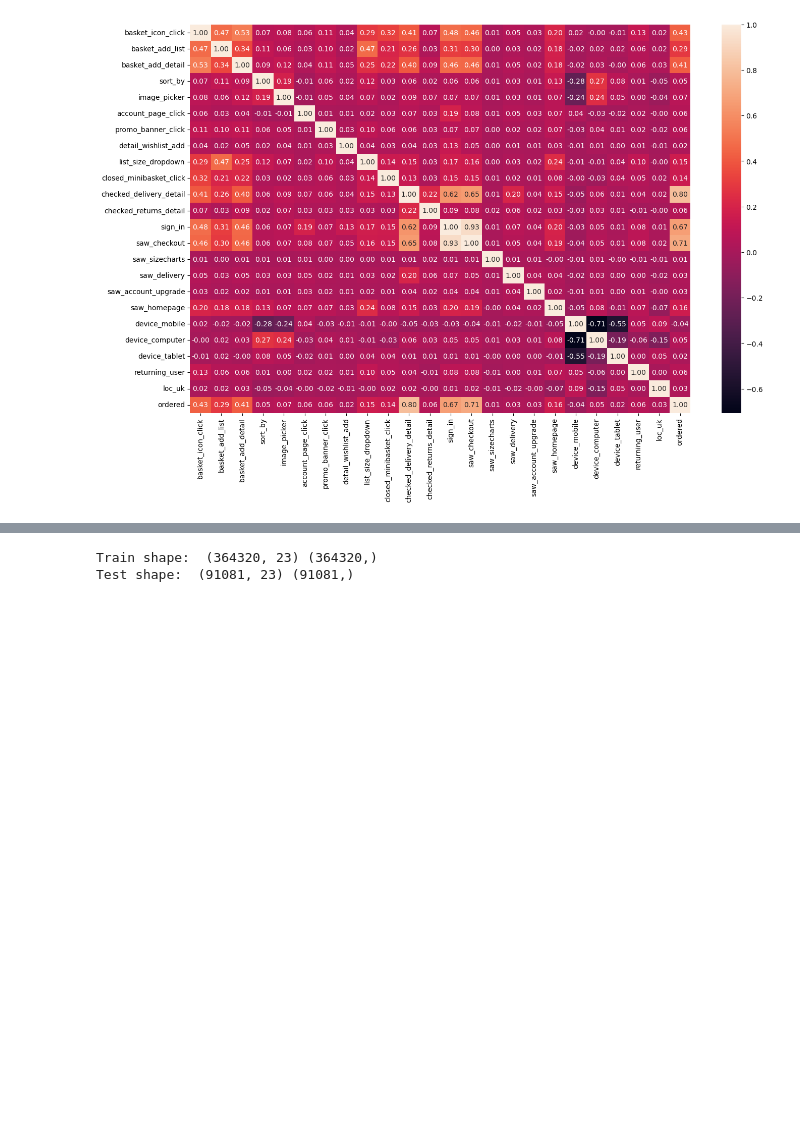
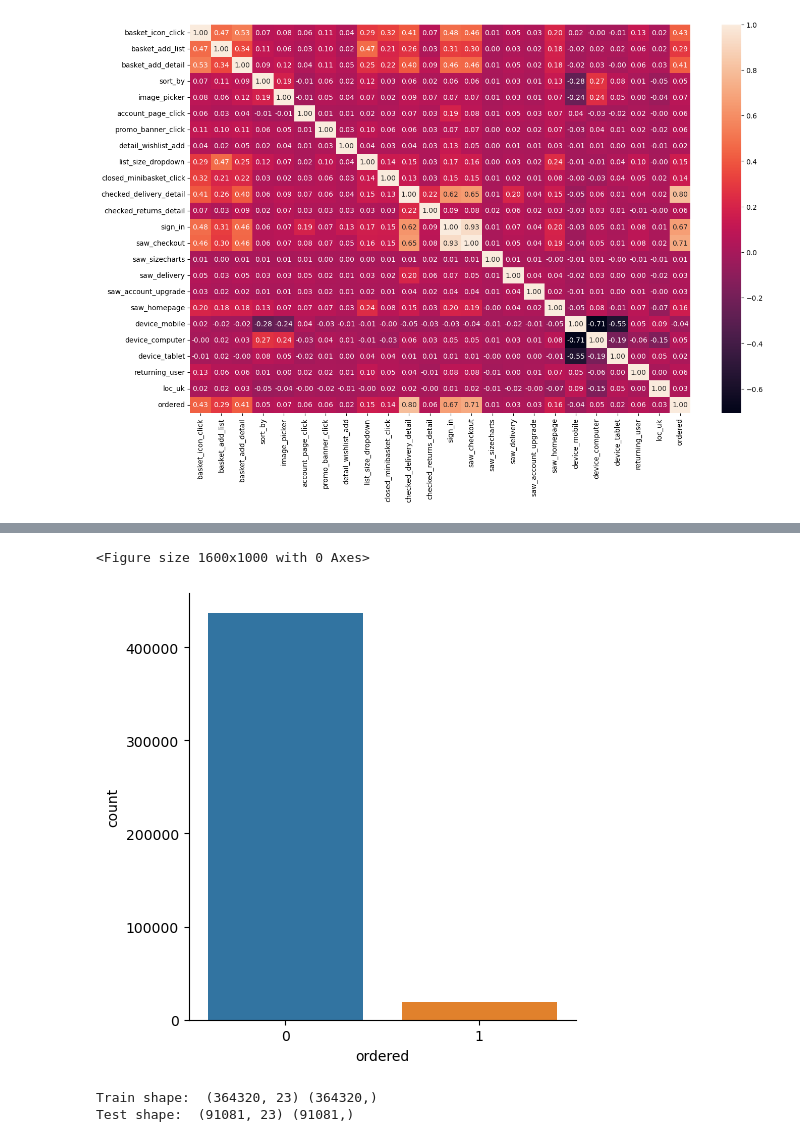
Before and after one commit to mohamedisakr/kaggle-customer-propensity, a Jupyter notebook: customer-propensity-v1.ipynb, the cells around one changed output, grey strips where cells are left out. Drawn from its saved outputs; the diff is of its cells as text; code cells hidden in the pictures; blank space fills up the shorter version.

```diff
--- a/customer-propensity-v1.ipynb
+++ b/customer-propensity-v1.ipynb
@@ -101,3 +140,12 @@ plt.show()
+# %%
+# target variable "ordered" shows a strong class imbalance between (No or 0) category about 96%
+# and (Yes or 1) category about 4%
+plt.figure(figsize=(16,10))
+sns.catplot(data = train, kind = 'count', x = 'ordered')
+plt.show()
+# %% [output]
+<Figure size 1600x1000 with 0 Axes>
+[figure, added]
 # %%
 # seperate features and target
 y = train['ordered']
```
Also changed, not shown: parts of 6 cells of this notebook.
